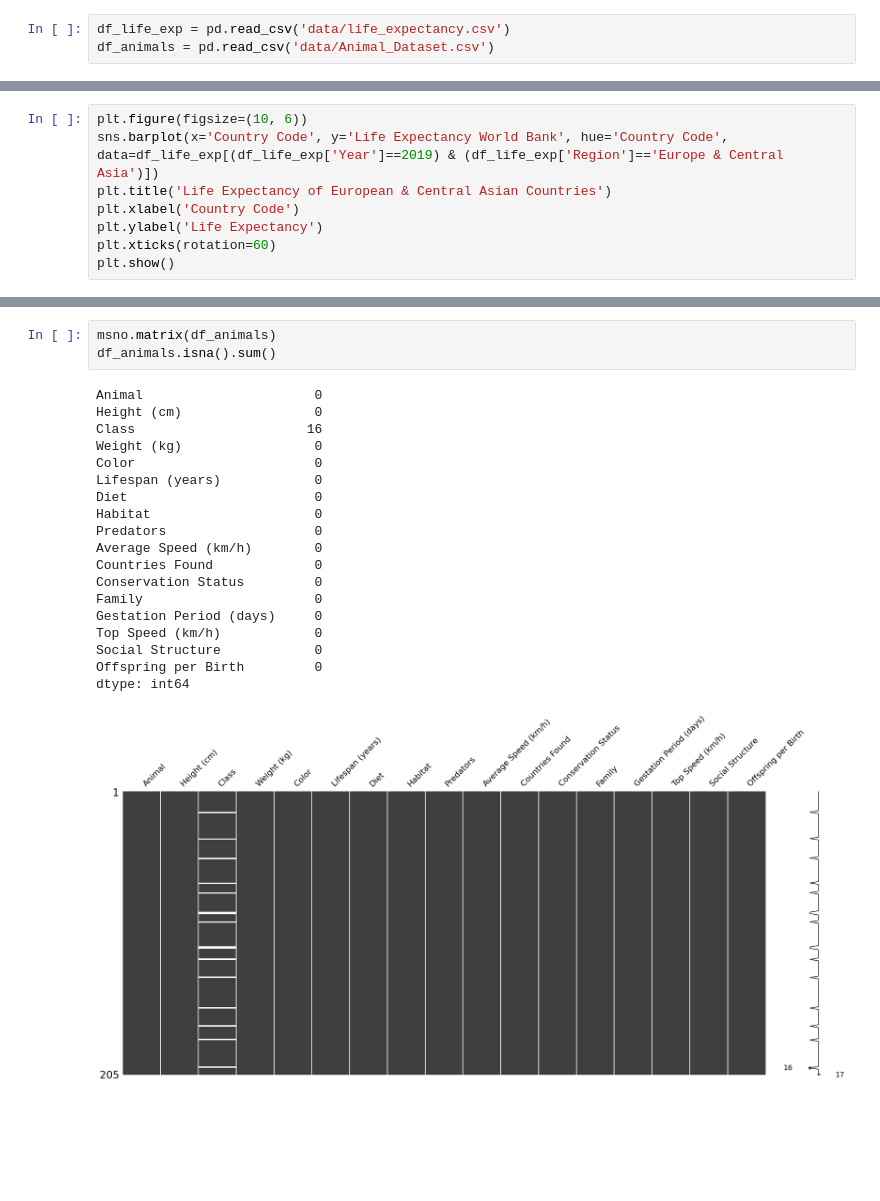
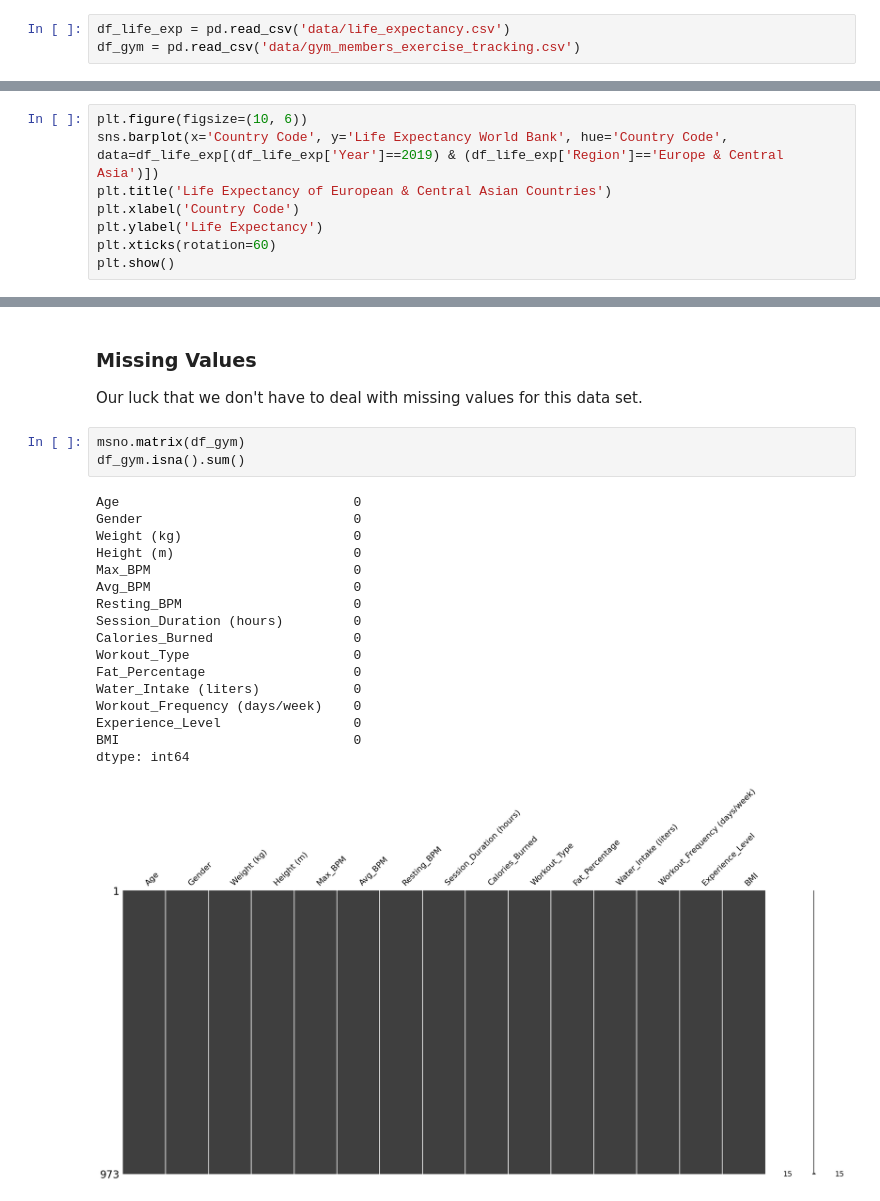
Before and after one commit to claraelisabeth/MachineLearning, a Jupyter notebook: data_description.ipynb, the cells around one changed output, grey strips where cells are left out. Cells and saved outputs as stored; diff of their text form; blank space fills up the shorter version.

Commit message:
finished data description

```diff
--- a/data_description.ipynb
+++ b/data_description.ipynb
@@ -59,7 +57,7 @@ from sklearn.impute import SimpleImputer
 ### Loading in the Data Sets
 # %%
 df_life_exp = pd.read_csv('data/life_expectancy.csv')
-df_animals = pd.read_csv('data/Animal_Dataset.csv')
+df_gym = pd.read_csv('data/gym_members_exercise_tracking.csv')
 # %% [markdown]
 ### Life Expectancy
 # %%
@@ -447,23 +295,25 @@ Now we will take a look at the missing values the data set might have.
+# %% [markdown]
+### Missing Values
+
+Our luck that we don't have to deal with missing values for this data set.
 # %%
-msno.matrix(df_animals)
-df_animals.isna().sum()
+msno.matrix(df_gym)
+df_gym.isna().sum()
 # %% [output]
-Animal                      0
-Height (cm)                 0
-Class                      16
-Weight (kg)                 0
-Color                       0
-Lifespan (years)            0
-Diet                        0
-Habitat                     0
-Predators                   0
-Average Speed (km/h)        0
-Countries Found             0
-Conservation Status         0
-Family                      0
-Gestation Period (days)     0
-Top Speed (km/h)            0
-Social Structure            0
-Offspring per Birth         0
+Age                              0
+Gender                           0
+Weight (kg)                      0
+Height (m)                       0
+Max_BPM                          0
+Avg_BPM                          0
+Resting_BPM                      0
+Session_Duration (hours)         0
+Calories_Burned                  0
+Workout_Type                     0
+Fat_Percentage                   0
+Water_Intake (liters)            0
+Workout_Frequency (days/week)    0
+Experience_Level                 0
+BMI                              0
 dtype: int64
-[figure, old version]
+[figure, new version]
```
Also changed, not shown: parts of 29 cells of this notebook, 4 other files.
